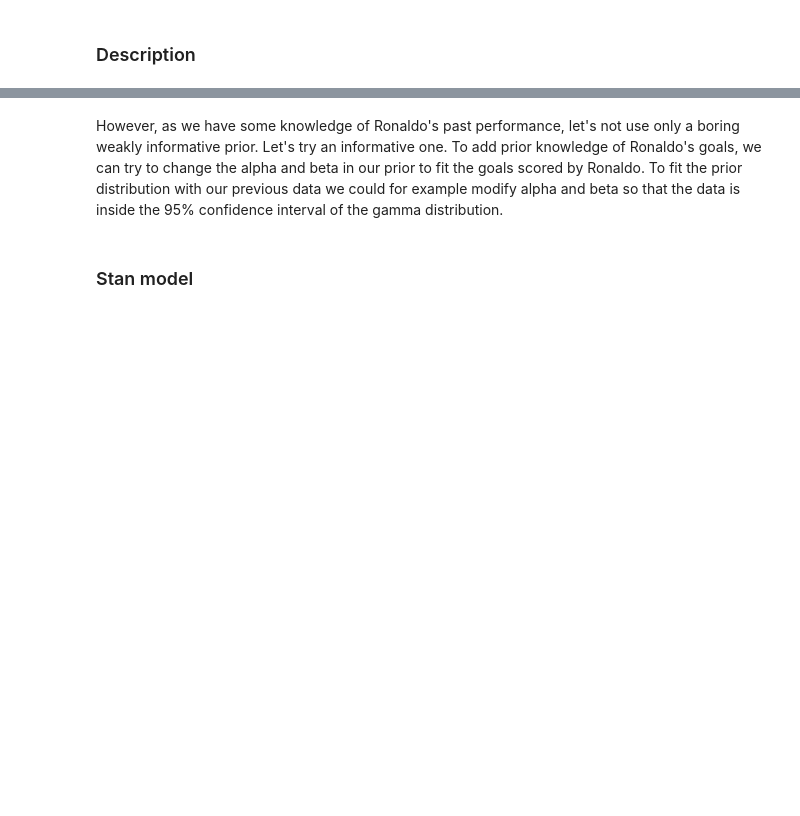
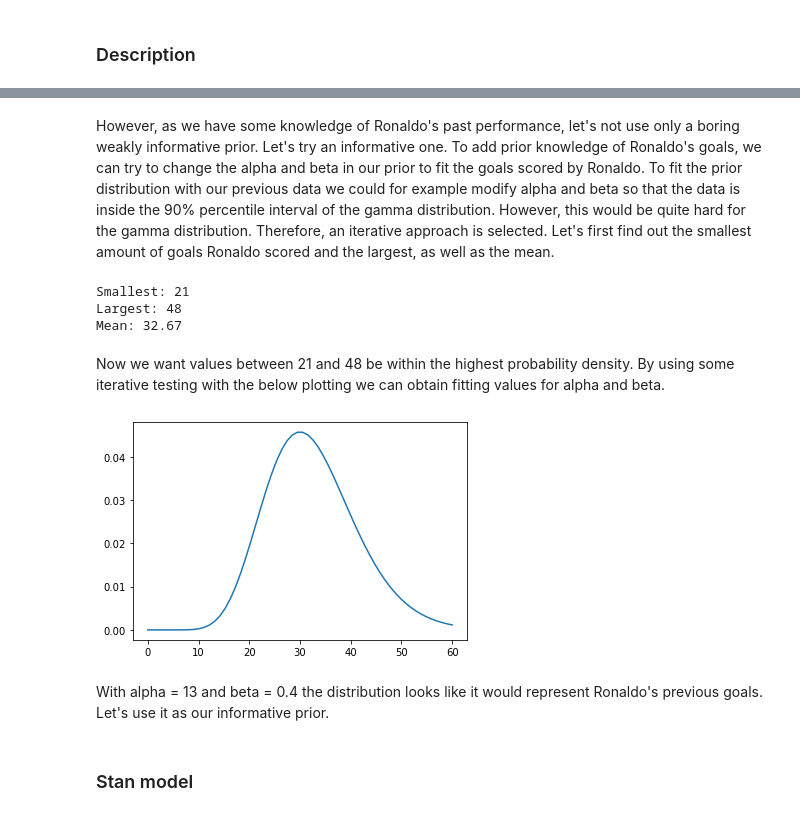
Before and after one commit to shiftleino/bayesian-premier, a Jupyter notebook: analysis.ipynb, the cells around one changed output, grey strips where cells are left out. Cells and saved outputs as stored; diff of their text form; code cells hidden in the pictures; blank space fills up the shorter version.

Commit message:
Added first model with informative prior

```diff
--- a/analysis.ipynb
+++ b/analysis.ipynb
@@ -158,6 +159,27 @@ plt.plot(x, y)
 [figure]
 # %% [markdown]
-However, as we have some knowledge of Ronaldo's past performance, let's not use only a boring weakly informative prior. Let's try an informative one. To add prior knowledge of Ronaldo's goals, we can try to change the alpha and beta in our prior to fit the goals scored by Ronaldo. To fit the prior distribution with our previous data we could for example modify alpha and beta so that the data is inside the 95% confidence interval of the gamma distribution.
+However, as we have some knowledge of Ronaldo's past performance, let's not use only a boring weakly informative prior. Let's try an informative one. To add prior knowledge of Ronaldo's goals, we can try to change the alpha and beta in our prior to fit the goals scored by Ronaldo. To fit the prior distribution with our previous data we could for example modify alpha and beta so that the data is inside the 90% percentile interval of the gamma distribution. However, this would be quite hard for the gamma distribution. Therefore, an iterative approach is selected. Let's first find out the smallest amount of goals Ronaldo scored and the largest, as well as the mean.
+# %%
+s = data_cr7.min()
+l = data_cr7.max()
+m = data_cr7.mean()
+print(f"Smallest: {s}\nLargest: {l}\nMean: {m:.2f}");
+# %% [output]
+Smallest: 21
+Largest: 48
+Mean: 32.67
+# %% [markdown]
+Now we want values between 21 and 48 be within the highest probability density. By using some iterative testing with the below plotting we can obtain fitting values for alpha and beta.
+# %%
+alpha = 13
+beta = 0.4
+x = np.linspace(0, 60, 60)
+y = stats.gamma.pdf(x, a=alpha, scale=1/beta)
+plt.plot(x, y);
+# %% [output]
+[figure, added]
+# %% [markdown]
+With alpha = 13 and beta = 0.4 the distribution looks like it would represent Ronaldo's previous goals. Let's use it as our informative prior.
 # %% [markdown]
 ### Stan model
 # %%
```
Also changed, not shown: parts of 9 cells of this notebook.
